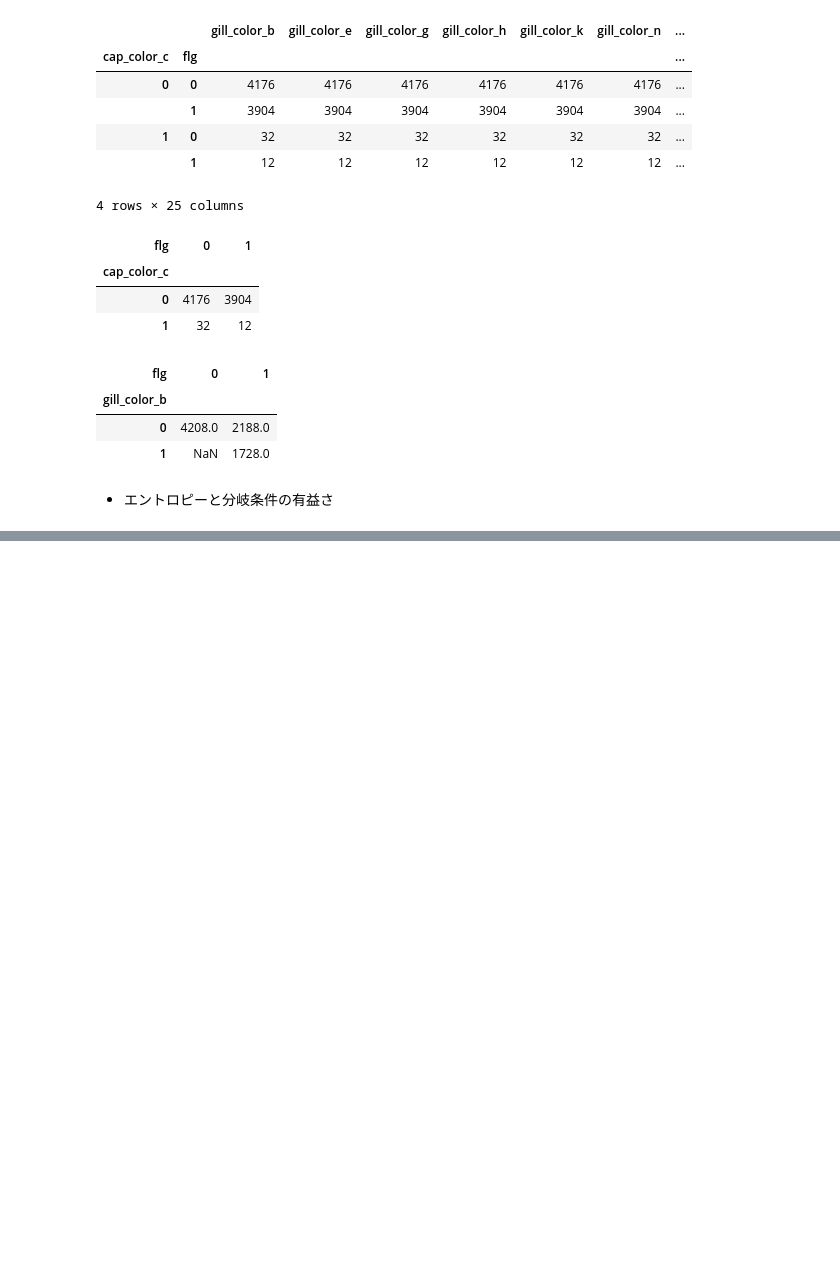
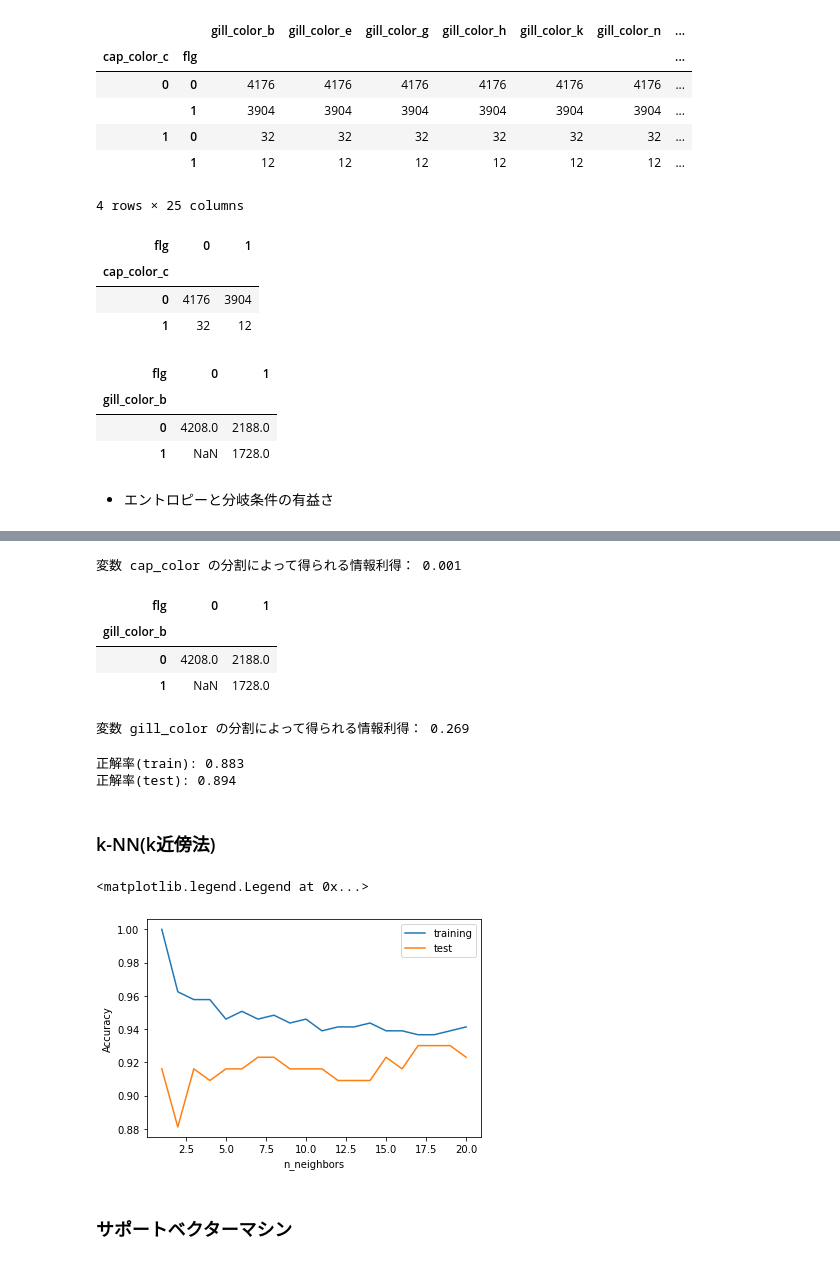
Before and after one commit to komiyama-21313/data_science_book1, a Jupyter notebook: chap8.ipynb, the cells around one changed output, grey strips where cells are left out. Saved outputs shown, nothing was run; the diff lists cells and outputs as text; code cells hidden in the pictures; blank space fills up the shorter version.

Commit message:
サポートベクターマシン

```diff
--- a/chap8.ipynb
+++ b/chap8.ipynb
@@ -431,0 +460,71 @@ mushroom_dummy.groupby(['gill_color_b','flg'])['flg'].count().unstack()
+# %%
+entropy_init = 0.999
+print('変数 cap_color の分割によって得られる情報利得： {:.3f}'.format(entropy_init - entropy_after))
+# %% [output]
+変数 cap_color の分割によって得られる情報利得： 0.001
+# %%
+mushroom_dummy.groupby(['gill_color_b','flg'])['flg'].count().unstack()
+# %% [output]
+| flg | 0 | 1 |
+| gill_color_b |  |  |
+| 0 | 4208.0 | 2188.0 |
+| 1 | NaN | 1728.0 |
+# %%
+p1 = 4208/(4208+2188)
+p2 = 1-p1
+entropy_b0 = - (p1*np.log2(p1)+p2*np.log2(p2))
+p1 = 0/(0+1728)
+p2 = 1 - p1
+entropy_b1 = - (p2*np.log2(p2))
+entropy_after = (4208+2188)/8124*entropy_b0 + (0+1728)/8124*entropy_b1
+print('変数 gill_color の分割によって得られる情報利得： {:.3f}'.format(entropy_init - entropy_after))
+# %% [output]
+変数 gill_color の分割によって得られる情報利得： 0.269
+# %%
+# 決定木モデルの構築
+from sklearn.tree import DecisionTreeClassifier
+from sklearn.model_selection import train_test_split
+X = mushroom_dummy.drop('flg',axis=1)
+y = mushroom_dummy['flg']
+X_train,X_test,y_train,y_test = train_test_split(X,y,random_state=0)
+model = DecisionTreeClassifier(criterion='entropy',max_depth=5,random_state=0)
+model.fit(X_train,y_train)
+
+print('正解率(train): {:.3f}'.format(model.score(X_train,y_train)))
+print('正解率(test): {:.3f}'.format(model.score(X_test,y_test)))
+# %% [output]
+正解率(train): 0.883
+正解率(test): 0.894
+# %% [markdown]
+### k-NN(k近傍法)
+# %%
+# k (n_neighbors) の値を変化させて正答率
+from sklearn.datasets import load_breast_cancer
+from sklearn.neighbors import KNeighborsClassifier
+from sklearn.model_selection import train_test_split
+
+cancer = load_breast_cancer()
+
+X_train,X_test,y_train,y_test = train_test_split(cancer.data,cancer.target,stratify = cancer.target,random_state = 0)
+
+training_accuracy = []
+test_accuracy = []
+
+for n_neighbors in range(1,21):
+    model = KNeighborsClassifier(n_neighbors=n_neighbors)
+    model.fit(X_train,y_train)
+    training_accuracy.append(model.score(X_train,y_train))
+    test_accuracy.append(model.score(X_test,y_test))
+
+plt.plot(range(1,21),training_accuracy,label='training')
+plt.plot(range(1,21),test_accuracy,label='test')
+plt.ylabel('Accuracy')
+plt.xlabel('n_neighbors')
+plt.legend()
+
+# testの正答率は６－８くらいで近くなるので k はその程度でいい
+# %% [output]
+<matplotlib.legend.Legend at 0x...>
+[figure, added]
+# %% [markdown]
+### サポートベクターマシン
```
Also changed, not shown: parts of 6 cells of this notebook.
